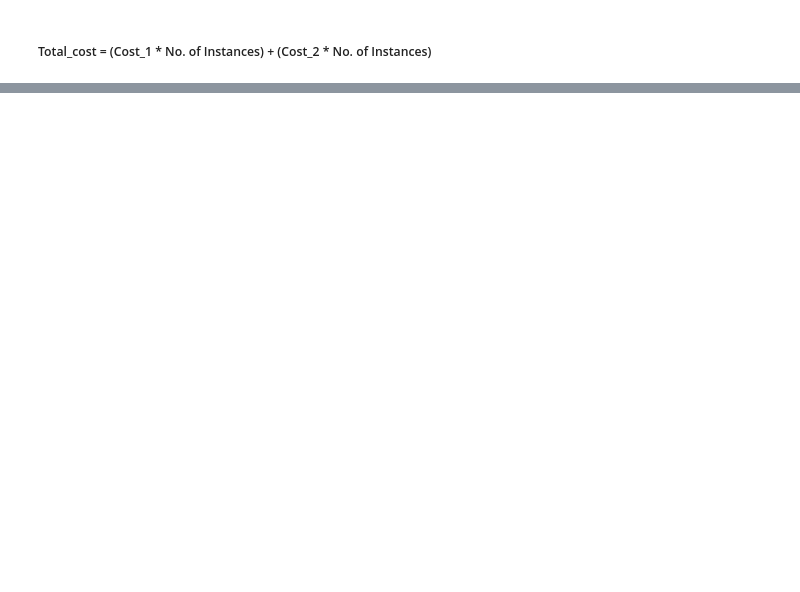
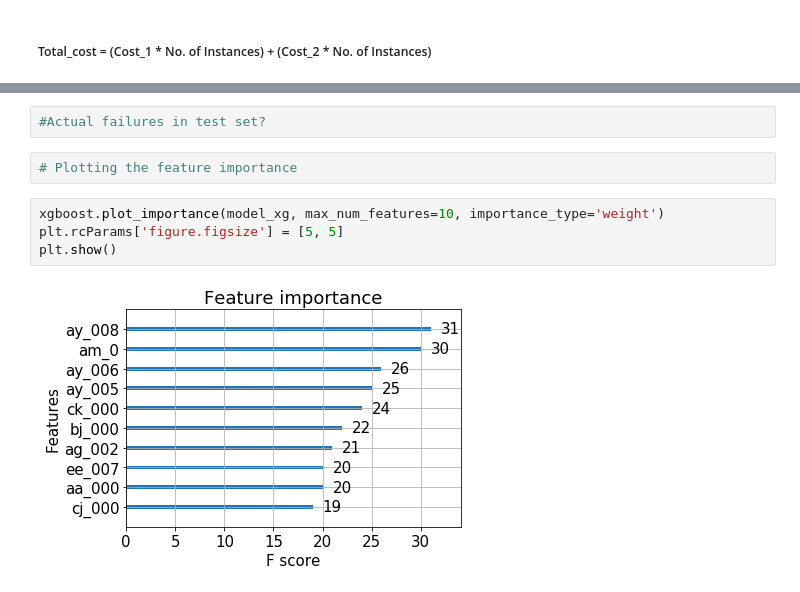
Before and after one commit to s-u-r/maintenance-APS, a Jupyter notebook: APS Failures v2 current.ipynb, the cells around one changed output, grey strips where cells are left out. Cells and saved outputs as stored; diff of their text form; blank space fills up the shorter version.

```diff
--- a/APS Failures v2 current.ipynb
+++ b/APS Failures v2 current.ipynb
@@ -225,0 +248,10 @@ def costs(predictions, y_test):
+# %%
+#Actual failures in test set?
+# %%
+# Plotting the feature importance
+# %%
+xgboost.plot_importance(model_xg, max_num_features=10, importance_type='weight')
+plt.rcParams['figure.figsize'] = [5, 5]
+plt.show()
+# %% [output]
+[figure, added]
```
Also changed, not shown: parts of 4 cells of this notebook.
